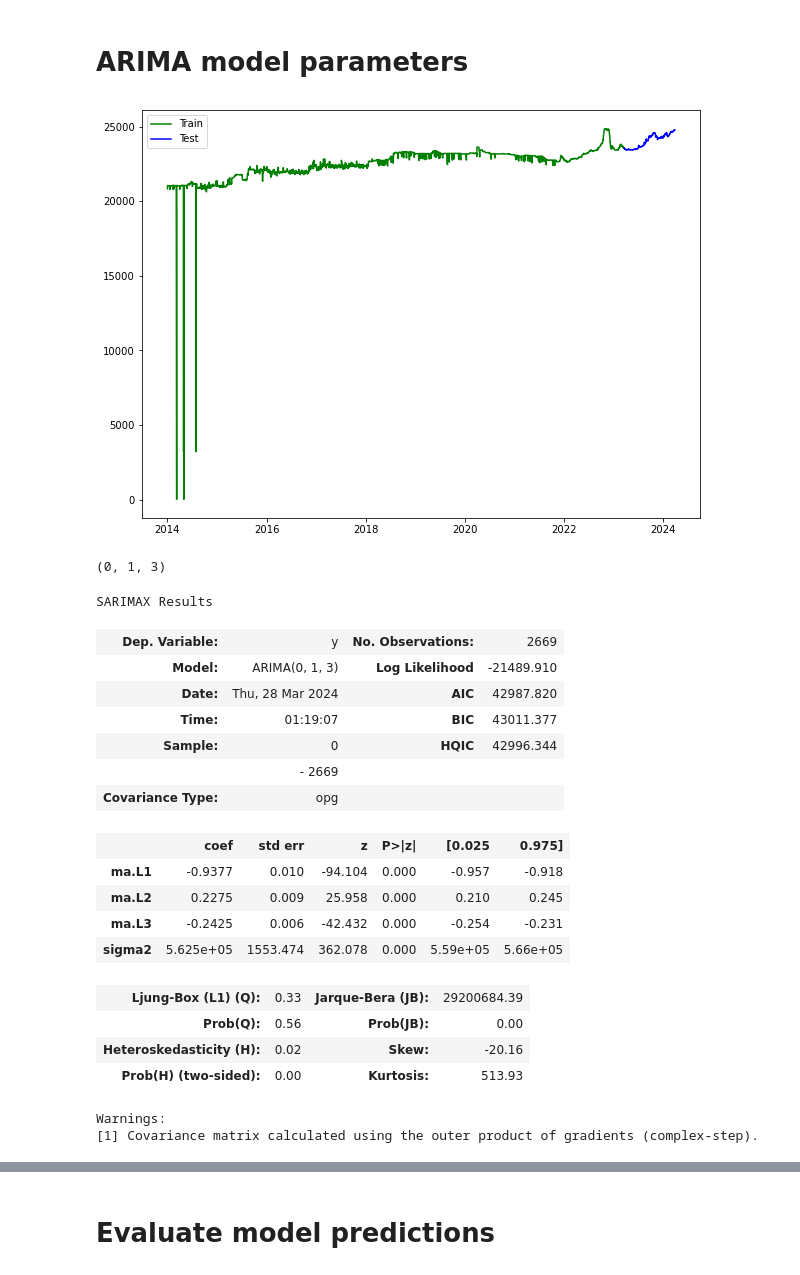
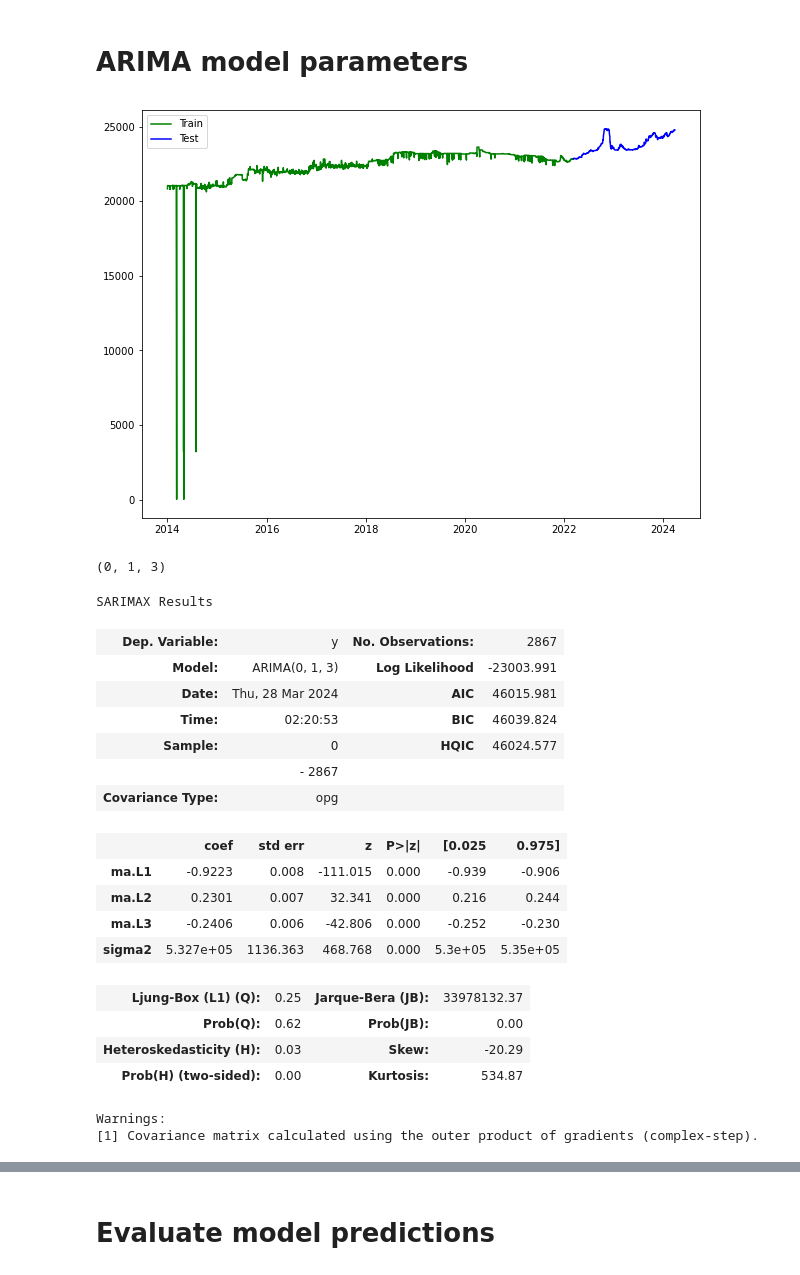
Before and after one commit to czarhirah/Econometrics, a Jupyter notebook: Zah/ARIMA v3.ipynb, the cells around one changed output, grey strips where cells are left out. Cells and saved outputs as stored; diff of their text form; code cells hidden in the pictures.

```diff
--- a/Zah/ARIMA v3.ipynb
+++ b/Zah/ARIMA v3.ipynb
@@ -142,18 +142,18 @@ plt.show()
 # ARIMA model parameters
 # %%
 # Seperate into train and test data
-to_row = int(len(df)*0.9)
+to_row = int(len(df)*0.8)
 
 df_train = list(df[0:to_row]['Adj Close'])
 df_test = list(df[to_row:]['Adj Close'])
 
 # Plot
 plt.plot(df[0:to_row]['Adj Close'], 'green', label='Train')
 plt.plot(df[to_row:]['Adj Close'],'blue',label='Test')
 plt.legend()
 plt.show()
 # %% [output]
-[figure, old version]
+[figure, new version]
 # %%
 # Finding ARIMA parameters automatically
 model = auto_arima(df[0:to_row]['Adj Close'].dropna(), seasonal=False, stepwise= False, d= None, suppress_warnings=True)
@@ -180,22 +180,22 @@ for i in range(n_test_obser):
 model_fit.summary()
 # %% [output]
 SARIMAX Results
-| Dep. Variable: | y | No. Observations: | 2669 |
-| Model: | ARIMA(0, 1, 3) | Log Likelihood | -21489.910 |
-| Date: | Thu, 28 Mar 2024 | AIC | 42987.820 |
-| Time: | 01:19:07 | BIC | 43011.377 |
-| Sample: | 0 | HQIC | 42996.344 |
-|  | - 2669 |  |  |
+| Dep. Variable: | y | No. Observations: | 2867 |
+| Model: | ARIMA(0, 1, 3) | Log Likelihood | -23003.991 |
+| Date: | Thu, 28 Mar 2024 | AIC | 46015.981 |
+| Time: | 02:20:53 | BIC | 46039.824 |
+| Sample: | 0 | HQIC | 46024.577 |
+|  | - 2867 |  |  |
 | Covariance Type: | opg |  |  |
 |  | coef | std err | z | P>|z| | [0.025 | 0.975] |
-| ma.L1 | -0.9377 | 0.010 | -94.104 | 0.000 | -0.957 | -0.918 |
-| ma.L2 | 0.2275 | 0.009 | 25.958 | 0.000 | 0.210 | 0.245 |
-| ma.L3 | -0.2425 | 0.006 | -42.432 | 0.000 | -0.254 | -0.231 |
-| sigma2 | 5.625e+05 | 1553.474 | 362.078 | 0.000 | 5.59e+05 | 5.66e+05 |
+| ma.L1 | -0.9223 | 0.008 | -111.015 | 0.000 | -0.939 | -0.906 |
+| ma.L2 | 0.2301 | 0.007 | 32.341 | 0.000 | 0.216 | 0.244 |
+| ma.L3 | -0.2406 | 0.006 | -42.806 | 0.000 | -0.252 | -0.230 |
+| sigma2 | 5.327e+05 | 1136.363 | 468.768 | 0.000 | 5.3e+05 | 5.35e+05 |
-| Ljung-Box (L1) (Q): | 0.33 | Jarque-Bera (JB): | 29200684.39 |
-| Prob(Q): | 0.56 | Prob(JB): | 0.00 |
-| Heteroskedasticity (H): | 0.02 | Skew: | -20.16 |
-| Prob(H) (two-sided): | 0.00 | Kurtosis: | 513.93 |
+| Ljung-Box (L1) (Q): | 0.25 | Jarque-Bera (JB): | 33978132.37 |
+| Prob(Q): | 0.62 | Prob(JB): | 0.00 |
+| Heteroskedasticity (H): | 0.03 | Skew: | -20.29 |
+| Prob(H) (two-sided): | 0.00 | Kurtosis: | 534.87 |
 Warnings:
 [1] Covariance matrix calculated using the outer product of gradients (complex-step).
 # %%
```
Also changed, not shown: parts of 2 cells of this notebook.
